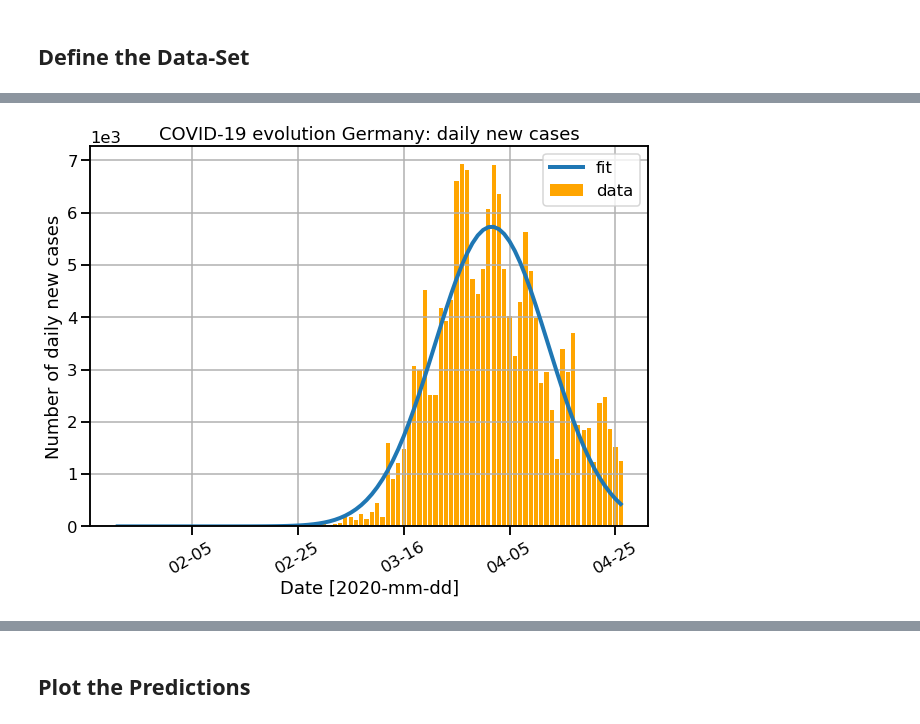
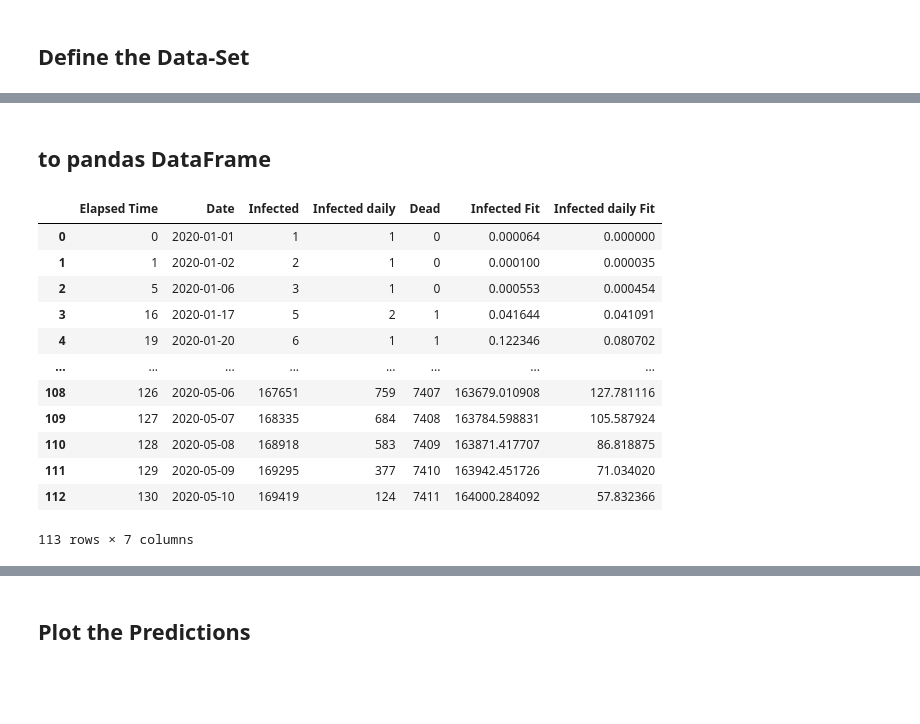
Before and after one commit to circlespace/covid19, a Jupyter notebook: COVID-19_Germany.ipynb, the cells around one changed output, grey strips where cells are left out. Cells and saved outputs as stored; diff of their text form; code cells hidden in the pictures; blank space fills up the shorter version.

```diff
--- a/COVID-19_Germany.ipynb
+++ b/COVID-19_Germany.ipynb
@@ -49,0 +30,6 @@ dates_data = drange(date_start, date_end, datetime.timedelta(days=1))
+# %%
+covid19   = "https://opendata.arcgis.com/datasets/dd4580c810204019a7b8eb3e0b329dd6_0.geojson"
+url = covid19
+df = gpd.read_file(url, orient='columns', lines=True)
+df.info()
+y = df.groupby('Refdatum', as_index=False).sum()
@@ -49,0 +54,12 @@ dates_data = drange(date_start, date_end, datetime.timedelta(days=1))
+# %%
+cases_data = y[['AnzahlFall']].to_numpy(dtype=int)
+cases_data = np.cumsum(np.reshape(cases_data, len(cases_data)))
+
+death_data = y[['AnzahlTodesfall']].to_numpy(dtype=int)
+death_data = np.cumsum(np.reshape(death_data, len(death_data)))
+x  = pd.to_datetime(y[:]['Refdatum'])
+xe = x - datetime.datetime(2020,1,1)
+xe = xe.dt.days
+xe = xe.to_numpy(dtype=int)
+cases_data.shape
+xe.shape
@@ -50,6 +70,6 @@ dates_data = drange(date_start, date_end, datetime.timedelta(days=1))
 # %%
 # fit the data with the cases to the error function
-popt_cases_latest, pcov = curve_fit(fit_func, days_data, cases_data, p0=[0.04, 120, 1500E5])
-cases_fit = fit_func(days_data, *popt_cases_latest)
+popt_cases_latest, pcov = curve_fit(fit_func, xe, cases_data, p0=[0.04, 120, 1500E5])
+cases_fit = fit_func(xe, *popt_cases_latest)
 cases_fit_new = cases_fit - np.roll(cases_fit, 1)
 cases_fit_new[0] = 0
@@ -107,18 +76,28 @@ plt.show()
-# %%
-# plot the data of the daily new cases and the fitted function
-sns.set_context('talk')
-fig, ax = plt.subplots(figsize=(10, 7))
-ax.plot(dates_data, cases_fit_new, '-', linewidth=4, label="fit")
-ax.bar(dates_data, cases_data_new, label="data", color='orange')
-ax.set_xlabel(r"Date [2020-mm-dd]")
-ax.set_ylabel(r"Number of daily new cases")
-ax.set_title(r"COVID-19 evolution Germany: daily new cases")
-ax.grid(True)
-#ax.tick_params(labelsize=14)
-ax.xaxis.set_major_formatter(DateFormatter('%m-%d'))
-ax.xaxis.set_tick_params(rotation=30)
-plt.ticklabel_format(axis='y', style='sci', scilimits=(-2,2))
-plt.legend()
-plt.show()
-# %% [output]
-[figure, removed]
+# %% [markdown]
+## to pandas DataFrame
+# %%
+df = pd.DataFrame(xe, columns=['Elapsed Time'])
+df['Date'] = x
+df['Infected'] = cases_data
+df['Infected daily'] = y[['AnzahlFall']]
+df['Dead'] = death_data
+df['Infected Fit'] = cases_fit
+df['Infected daily Fit'] = cases_fit_new
+
+
+
+df
+# %% [output]
+|  | Elapsed Time | Date | Infected | Infected daily | Dead | Infected Fit | Infected daily Fit |
+| 0 | 0 | 2020-01-01 | 1 | 1 | 0 | 0.000064 | 0.000000 |
+| 1 | 1 | 2020-01-02 | 2 | 1 | 0 | 0.000100 | 0.000035 |
+| 2 | 5 | 2020-01-06 | 3 | 1 | 0 | 0.000553 | 0.000454 |
+| 3 | 16 | 2020-01-17 | 5 | 2 | 1 | 0.041644 | 0.041091 |
+| 4 | 19 | 2020-01-20 | 6 | 1 | 1 | 0.122346 | 0.080702 |
+| ... | ... | ... | ... | ... | ... | ... | ... |
+| 108 | 126 | 2020-05-06 | 167651 | 759 | 7407 | 163679.010908 | 127.781116 |
+| 109 | 127 | 2020-05-07 | 168335 | 684 | 7408 | 163784.598831 | 105.587924 |
+| 110 | 128 | 2020-05-08 | 168918 | 583 | 7409 | 163871.417707 | 86.818875 |
+| 111 | 129 | 2020-05-09 | 169295 | 377 | 7410 | 163942.451726 | 71.034020 |
+| 112 | 130 | 2020-05-10 | 169419 | 124 | 7411 | 164000.284092 | 57.832366 |
+113 rows × 7 columns
```
Also changed, not shown: parts of 19 cells of this notebook.
